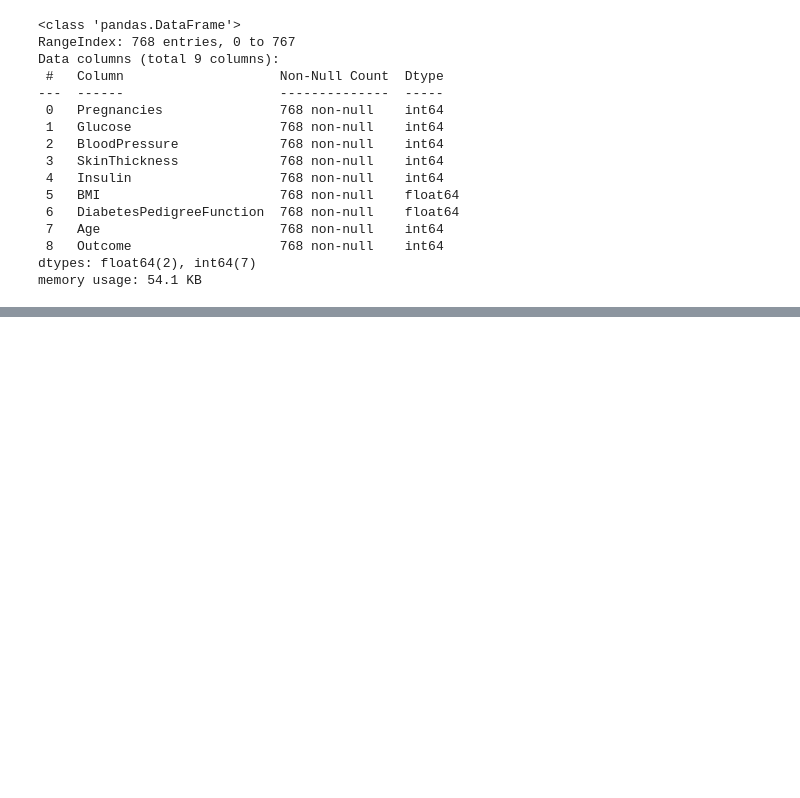
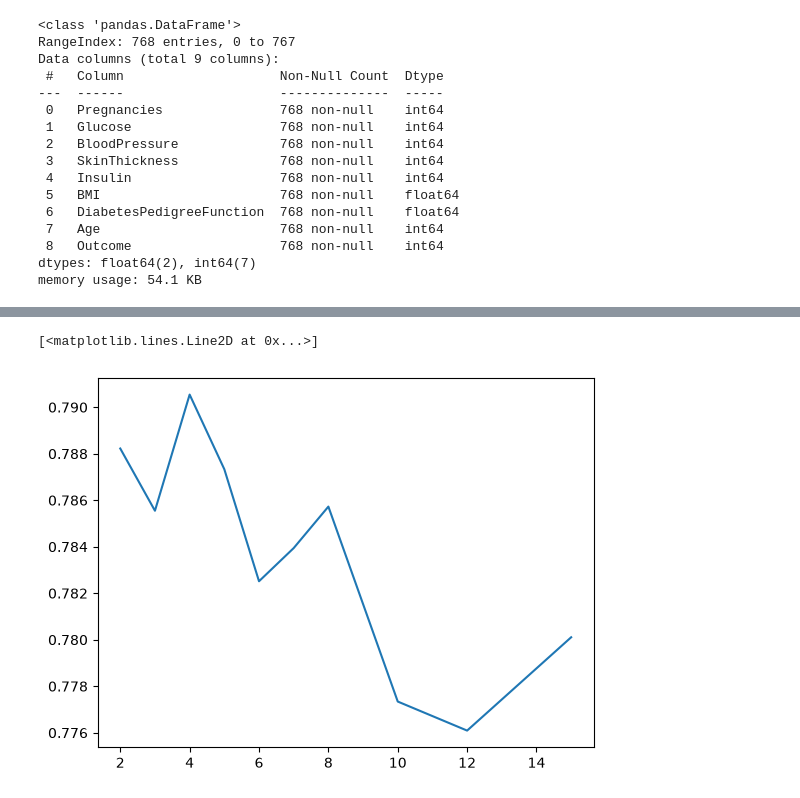
Before and after one commit to Abdullah-Sayeed7/projects, a Jupyter notebook: pima_diabetes_trees.ipynb, the cells around one changed output, grey strips where cells are left out. Cells and saved outputs as stored; diff of their text form; code cells hidden in the pictures; blank space fills up the shorter version.

```diff
--- a/pima_diabetes_trees.ipynb
+++ b/pima_diabetes_trees.ipynb
@@ -46,0 +271,14 @@ memory usage: 54.1 KB
+# %%
+scores = []
+for n in [2, 3, 4, 5, 6, 7, 8, 10, 12, 15, None]:
+    rf = RandomForestClassifier(n_estimators=260, max_depth=n, random_state=7)
+    rf.fit(X_train, y_train)
+    y_pred = rf.predict_proba(X_val)[:, 1]
+    auc = roc_auc_score(y_val, y_pred)
+    scores.append((n, auc))
+# %%
+df_scores = pd.DataFrame(scores, columns=['max_depth', 'auc'])
+plt.plot(df_scores.max_depth, df_scores.auc)
+# %% [output]
+[<matplotlib.lines.Line2D at 0x...>]
+[figure, added]
```
Also changed, not shown: parts of 59 cells of this notebook.
